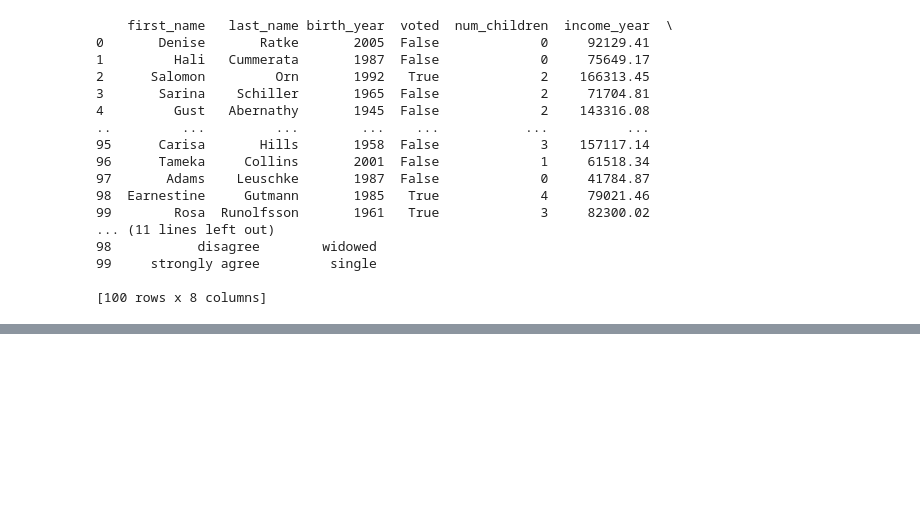
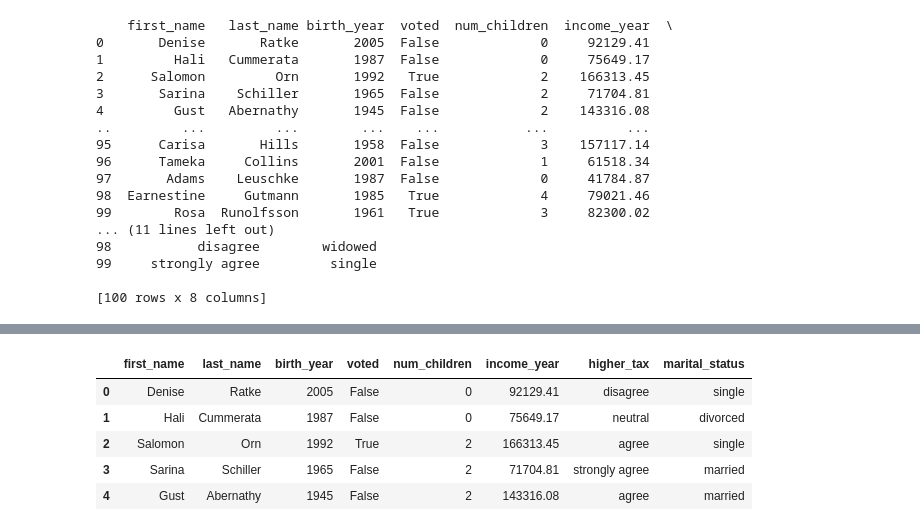
Before and after one commit to Dotrako/Pandas, a Jupyter notebook: Census Data Project/Census Data Analysis.ipynb, the cells around one changed output, grey strips where cells are left out. Saved outputs shown, nothing was run; the diff lists cells and outputs as text; code cells hidden in the pictures; blank space fills up the shorter version.

```diff
--- a/Census Data Project/Census Data Analysis.ipynb
+++ b/Census Data Project/Census Data Analysis.ipynb
@@ -38,0 +87,9 @@ print(census)
+# %%
+census.head()
+# %% [output]
+|  | first_name | last_name | birth_year | voted | num_children | income_year | higher_tax | marital_status |
+| 0 | Denise | Ratke | 2005 | False | 0 | 92129.41 | disagree | single |
+| 1 | Hali | Cummerata | 1987 | False | 0 | 75649.17 | neutral | divorced |
+| 2 | Salomon | Orn | 1992 | True | 2 | 166313.45 | agree | single |
+| 3 | Sarina | Schiller | 1965 | False | 2 | 71704.81 | strongly agree | married |
+| 4 | Gust | Abernathy | 1945 | False | 2 | 143316.08 | agree | married |
```
Also changed, not shown: parts of 38 cells of this notebook.
